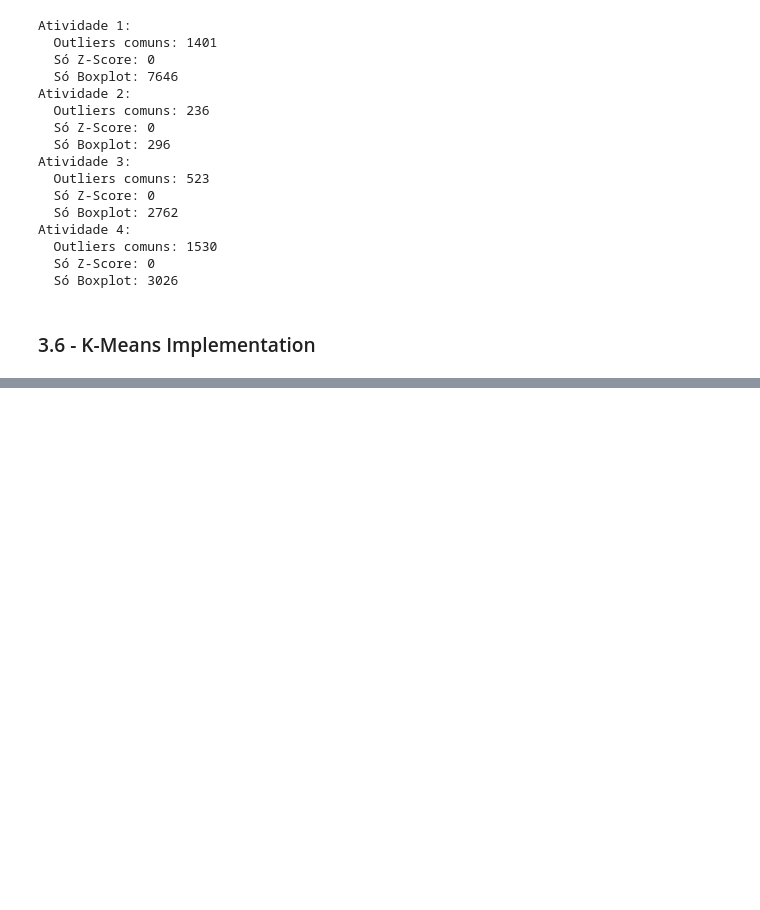
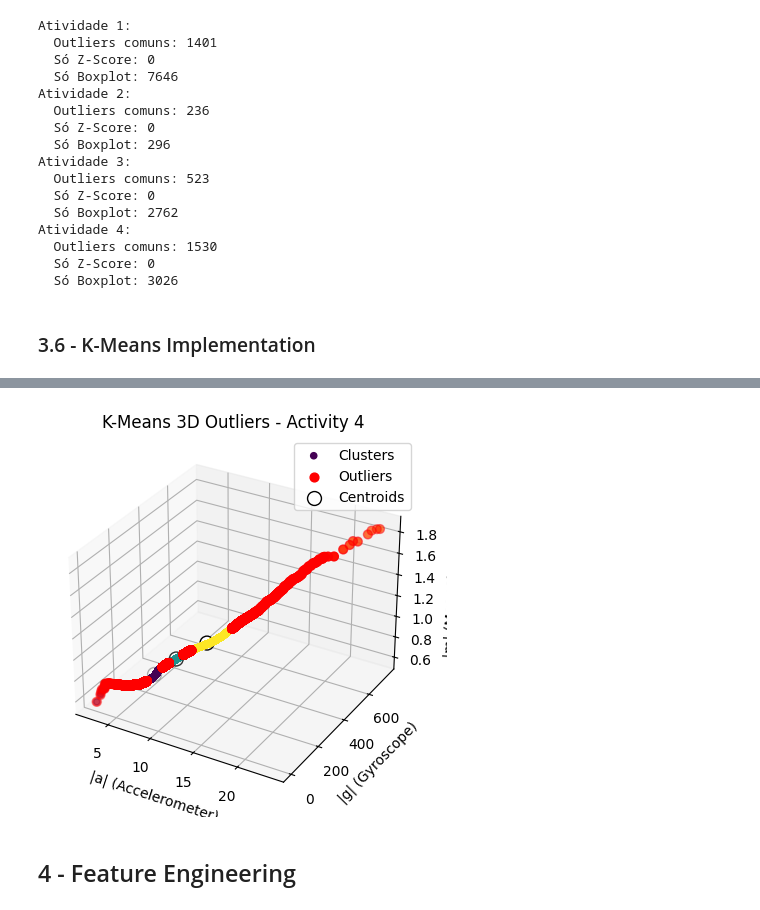
Before and after one commit to MiguelAnt17/detection_of_humans_activities, a Jupyter notebook: MiguelAntonio_2022237621.ipynb, the cells around one changed output, grey strips where cells are left out. Drawn from its saved outputs; the diff is of its cells as text; code cells hidden in the pictures; blank space fills up the shorter version.

```diff
--- a/MiguelAntonio_2022237621.ipynb
+++ b/MiguelAntonio_2022237621.ipynb
@@ -671,0 +716,11 @@ outliers_mag_kmeans = detectar_outliers_kmeans(magnetometer_activity_sorted, k=3
+# %%
+a_vals = accelerometer_activity_sorted[3]
+g_vals = gyroscope_activity_sorted[3]
+m_vals = magnetometer_activity_sorted[3]
+
+data, centroids, labels, outliers_idx = detectar_outliers_kmeans_3d(a_vals, g_vals, m_vals, k=3, threshold=2)
+plot_kmeans_outliers_3d(data, centroids, labels, outliers_idx, activity_name="Activity 4")
+# %% [output]
+[figure, added]
+# %% [markdown]
+## 4 - Feature Engineering
```
Also changed, not shown: parts of 7 cells of this notebook.
